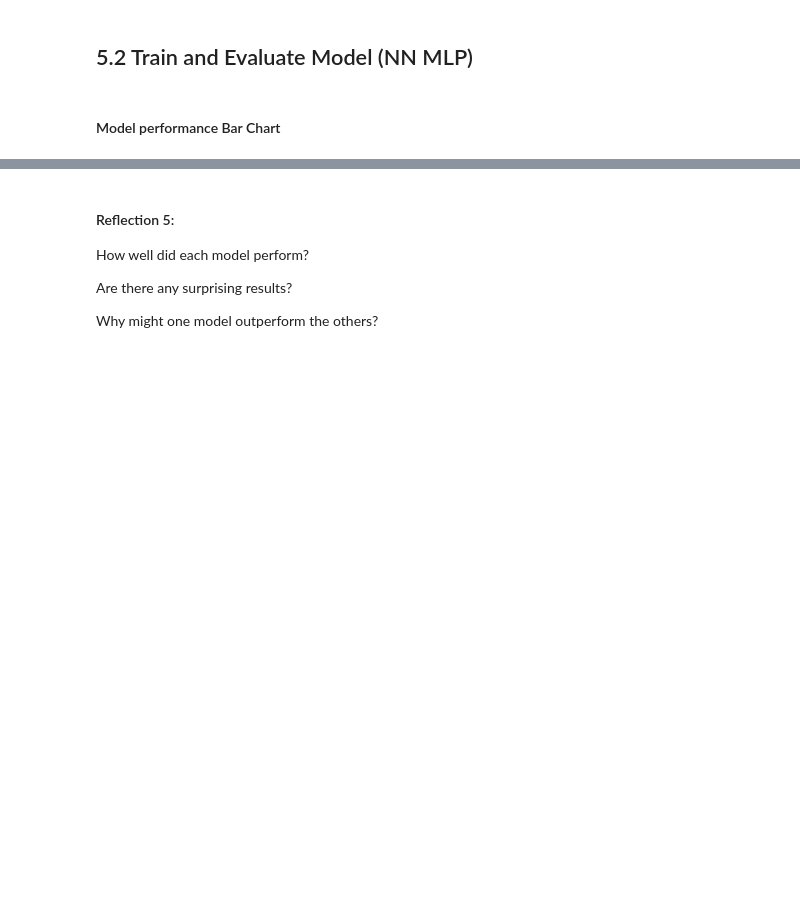
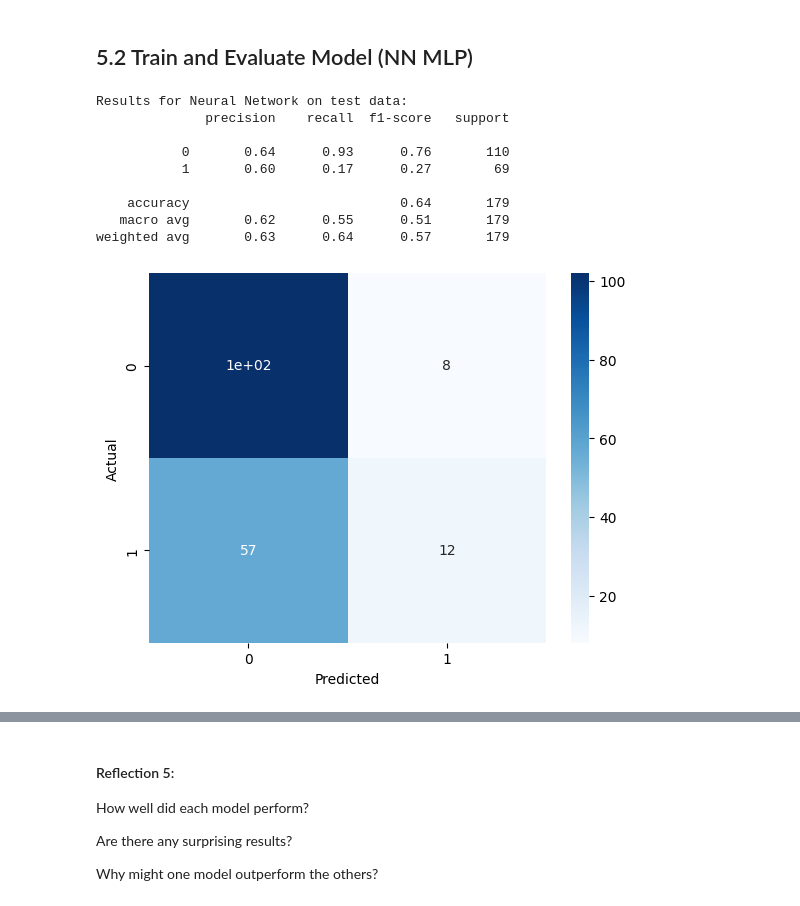
Before and after one commit to JBtallgrass/applied-ml-jballard, a Jupyter notebook: lab03/ml03_jballard.ipynb, the cells around one changed output, grey strips where cells are left out. Drawn from its saved outputs; the diff is of its cells as text; code cells hidden in the pictures; blank space fills up the shorter version.

```diff
--- a/lab03/ml03_jballard.ipynb
+++ b/lab03/ml03_jballard.ipynb
@@ -255,6 +300,9 @@ Commenting the options in and out in the code can be helpful. The analyst decide
 # %% [markdown]
 ### 5.1 Train and Evaluate Model (SVC)
 # %%
+svc_rbf_acc = 0
+svc_linear_acc = 0
+
 kernels = ['linear', 'rbf', 'poly', 'sigmoid']
 
 for kernel in kernels:
@@ -262,11 +310,17 @@ for kernel in kernels:
     svc.fit(X_train, y_train)
     y_pred = svc.predict(X_test)
 
+    acc = accuracy_score(y_test, y_pred)
+
+    if kernel == 'rbf':
+        svc_rbf_acc = acc
+    elif kernel == 'linear':
+        svc_linear_acc = acc
+
     print(f"\nSVC Kernel: {kernel}")
-    print("Accuracy:", accuracy_score(y_test, y_pred))
+    print("Accuracy:", acc)
     print("Confusion Matrix:\n", confusion_matrix(y_test, y_pred))
 
 dt_acc = accuracy_score(y_test, y_pred)
 svc_rbf_acc = ...   # during the 'rbf' loop
 svc_linear_acc = ...  # during the 'linear' loop
-nn_acc = accuracy_score(y_test, y_pred_nn)
@@ -298,16 +393,32 @@ plt.show()
 # %% [markdown]
 ## 5.2 Train and Evaluate Model (NN MLP)
 # %%
-nn_model = MLPClassifier(hidden_layer_sizes=(50, 25, 10), solver='adam')
+# Train Neural Network model on test data:
+nn_model = MLPClassifier(hidden_layer_sizes=(50, 25, 10), solver='adam', random_state=42, max_iter=1000)
 nn_model.fit(X_train, y_train)
 
+# Predict before calculating accuracy
 y_pred_nn = nn_model.predict(X_test)
+nn_acc = accuracy_score(y_test, y_pred_nn)
 
+#Print Results
 print("Results for Neural Network on test data:")
 print(classification_report(y_test, y_pred_nn))
 
+# Confusion matrix heatmap
 cm_nn = confusion_matrix(y_test, y_pred_nn)
 sns.heatmap(cm_nn, annot=True, cmap='Blues')
 plt.xlabel('Predicted')
 plt.ylabel('Actual')
 plt.show()
+# %% [output]
+Results for Neural Network on test data:
+              precision    recall  f1-score   support
+
+           0       0.64      0.93      0.76       110
+           1       0.60      0.17      0.27        69
+
+    accuracy                           0.64       179
+   macro avg       0.62      0.55      0.51       179
+weighted avg       0.63      0.64      0.57       179
+[figure, added]
@@ -321,2 +424,0 @@ pd.DataFrame(results)
-# %% [markdown]
-#### Model performance Bar Chart
```
Also changed, not shown: parts of 20 cells of this notebook, 5 other files.
